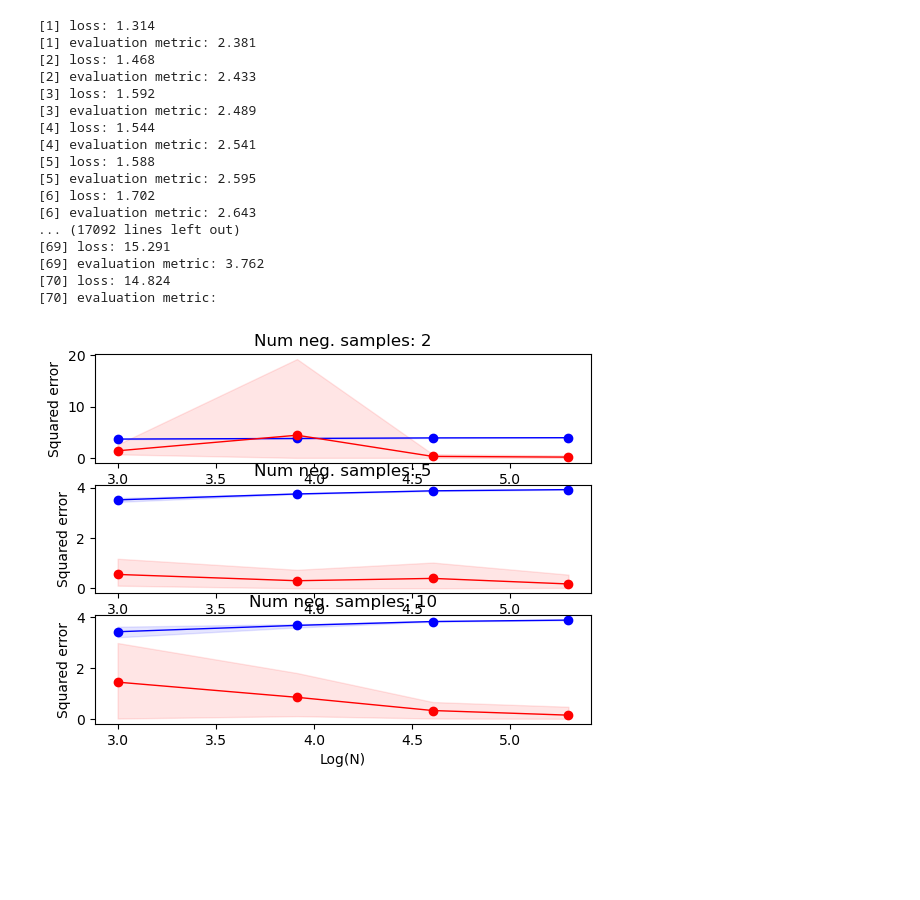
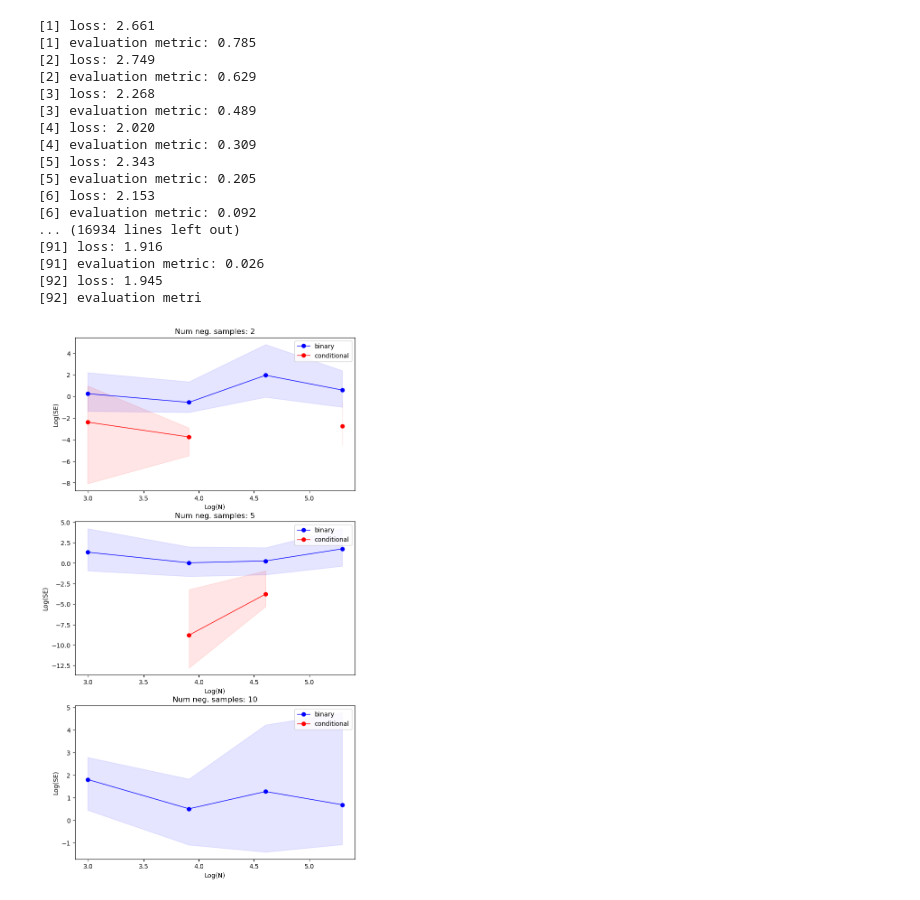
Before and after one commit to jackonelli/nce_cd_cis, a Jupyter notebook: nbs/ring_model_exp.ipynb, the cells around one changed output. Cells and saved outputs as stored; diff of their text form; code cells hidden in the pictures; blank space fills up the shorter version.

Commit message:
Adapting experiment details to CNCE article

```diff
--- a/nbs/ring_model_exp.ipynb
+++ b/nbs/ring_model_exp.ipynb
@@ -19,21 +19,16 @@ from src.training.training_utils import PrecisionErrorMetric
 # %%
 # Data specs
 num_dims = 5
-mu = 3
-precision = 2
 
 # Experiments specs
 num_samples = [20, 50, 100, 200]
 num_neg_samples = [2, 5, 10]
 reps = 5
 
-# Criteria and noise distr. specs
+# Criteria
 criteria = [NceBinaryCrit, CondNceCrit]
 crit_labels = ["binary", "conditional"]
-mu_noise = 0
-sigma_noise = 1
 
 # Training specs
-error_metric = PrecisionErrorMetric(true_precision=precision).metric
 batch_size = 32
 num_epochs = 100
@@ -49,24 +81,31 @@ for i, N in enumerate(num_samples):
 
         for rep in range(reps):
 
+            # Get data
+            mu, precision, z = generate_true_params()
+            error_metric = PrecisionErrorMetric(true_precision=precision).metric
+
             training_data = RingModelDataset(sample_size=N, num_dims=num_dims, mu=mu, precision=precision,
                                              root_dir="res/datasets/ring_data_size_" + str(N) + "_nn_" + str(J) + "_rep_" + str(rep))
             train_loader = torch.utils.data.DataLoader(training_data, batch_size=batch_size, shuffle=True)
 
-            log_precision_init = np.random.normal()
+            # Get noise distr. params
+            mu_noise_nce, cov_noise_nce = get_nce_noise_distr_par(training_data.y)
+            cov_noise_cnce = torch.eye(num_dims) * get_cnce_epsilon(training_data.y)**2
 
+            # Initialise
+            mu_init, log_precision_init, log_z_init = initialise_params()
             for k, (crit, lab) in enumerate(zip(criteria, crit_labels)):
 
                 if isinstance(crit, NceBinaryCrit):
-                    log_part_fun_init = np.random.normal()
-                    p_m = RingModelNCE(mu=mu, log_precision=log_precision_init, log_part_fun=log_part_fun_init)
+                    p_m = RingModelNCE(mu=mu, log_precision=log_precision_init, log_part_fun=log_z_init)
                 else:
                     p_m = RingModel(mu=mu, log_precision=log_precision_init)
 
                 if isinstance(crit, CondNceCrit):
-                    p_n = ConditionalMultivariateNormal(mu=0, sigma_sq=sigma_noise, dim=num_dims)
+                    p_n = ConditionalMultivariateNormal(mu=0, cov=sigma_noise)
                 else:
-                    p_n = MultivariateNormal(mu=mu_noise, sigma_sq=sigma_noise, dim=num_dims)
+                    p_n = MultivariateNormal(mu=mu_noise_nce, cov=cov_noise_nce)
 
                 criterion = crit(p_m, p_n)
 
@@ -75,43 +114,47 @@ for i, N in enumerate(num_samples):
 
 np.save("res/final_param_error_ring_model_all", error_res)
 # %% [output]
-[1] loss: 1.314
-[1] evaluation metric: 2.381
-[2] loss: 1.468
-[2] evaluation metric: 2.433
-[3] loss: 1.592
-[3] evaluation metric: 2.489
-[4] loss: 1.544
-[4] evaluation metric: 2.541
-[5] loss: 1.588
-[5] evaluation metric: 2.595
-[6] loss: 1.702
-[6] evaluation metric: 2.643
-... (17092 lines left out)
-[69] loss: 15.291
-[69] evaluation metric: 3.762
-[70] loss: 14.824
-[70] evaluation metric:
+[1] loss: 2.661
+[1] evaluation metric: 0.785
+[2] loss: 2.749
+[2] evaluation metric: 0.629
+[3] loss: 2.268
+[3] evaluation metric: 0.489
+[4] loss: 2.020
+[4] evaluation metric: 0.309
+[5] loss: 2.343
+[5] evaluation metric: 0.205
+[6] loss: 2.153
+[6] evaluation metric: 0.092
+... (16934 lines left out)
+[91] loss: 1.916
+[91] evaluation metric: 0.026
+[92] loss: 1.945
+[92] evaluation metri
 # %%
 # For visualising results
 def plot_res(x, error, label, col, ax):
     ax.plot(x, np.mean(error, axis=-1), color=col, linewidth=1.0, marker='o', label=label)
 
     ax.fill_between(x, np.min(error, axis=-1), np.max(error, axis=-1), alpha=0.1, color=col)
-
-    ax.set_xlabel("Log(N)")
-    ax.set_ylabel("Squared error")
 # %%
 # Visualise results
-fig, ax = plt.subplots(len(num_neg_samples), 1)
+
+error_res = np.load("res/final_param_error_ring_model_all.npy")
+
+fig, ax = plt.subplots(len(num_neg_samples), 1, figsize=(8, 15))
 colors = ['b', 'r']
 
 log_num_samples = np.log(np.array(num_samples))
 for j, axis in enumerate(ax):
     for k, (crit, lab) in enumerate(zip(criteria, crit_labels)):
-        plot_res(log_num_samples, error_res[:, j, k, :], lab, colors[k], axis)
-        axis.set_title("Num neg. samples: {}".format(num_neg_samples[j]))
+        plot_res(log_num_samples, np.log(error_res[:, j, k, :]), lab, colors[k], axis)
+
+    axis.set_title("Num neg. samples: {}".format(num_neg_samples[j]))
+    axis.set_xlabel("Log(N)")
+    axis.set_ylabel("Log(SE)")
+    axis.legend()
 
 plt.show()
 # %% [output]
-[figure, old version]
+[figure, new version]
```
Also changed, not shown: parts of 3 cells of this notebook, 4 other files.
